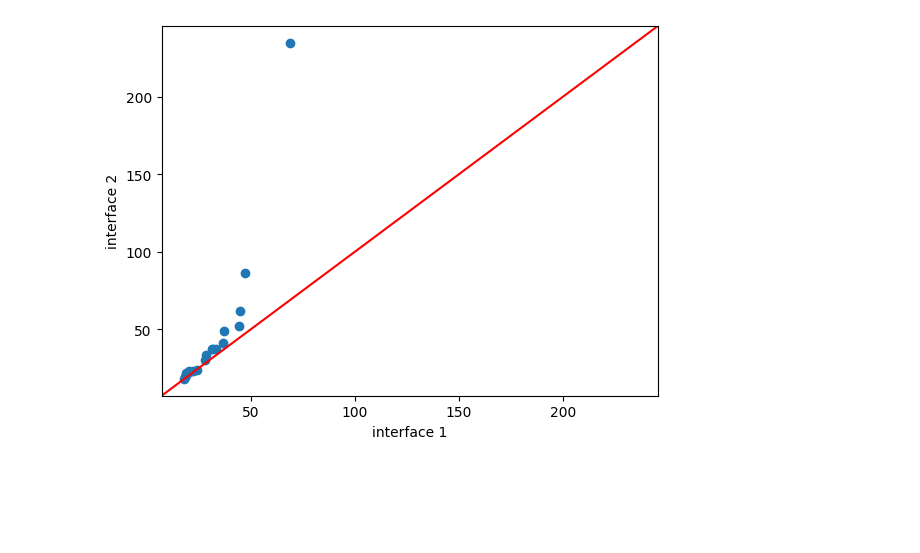
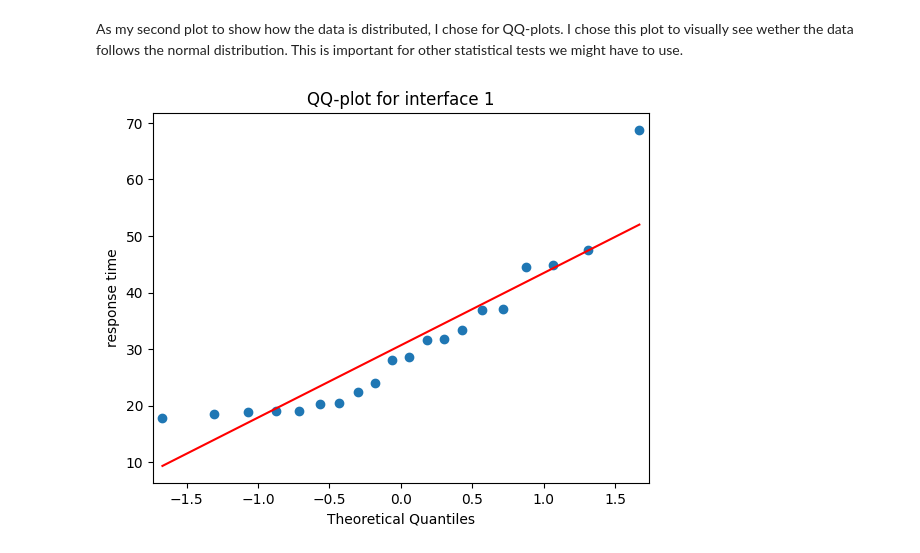
Before and after one commit to thebaconfate/Methods-for-Scientific-Research-assignment---Statistics, a Jupyter notebook: question1.ipynb, the cells around one changed output. Cells and saved outputs as stored; diff of their text form; code cells hidden in the pictures; blank space fills up the shorter version.

```diff
--- a/question1.ipynb
+++ b/question1.ipynb
@@ -43,6 +46,9 @@ plt.show()
-# %%
-from statsmodels.graphics.gofplots import qqplot_2samples
-qqplot_2samples(df['interface1'], df['interface2'], xlabel='interface 1', ylabel='interface 2', line='45')
-plt.show()
-# %% [output]
-[figure, removed]
+# %% [markdown]
+As my second plot to show how the data is distributed, I chose for QQ-plots. I chose this plot to visually see wether the data follows the normal distribution. This is important for other statistical tests we might have to use.
+# %%
+sm.qqplot(df['interface1'], line=('s'))
+plt.title('QQ-plot for interface 1')
+plt.ylabel('response time')
+plt.show()
+# %% [output]
+[figure, added]
```
Also changed, not shown: parts of 18 cells of this notebook, 6 other files.
